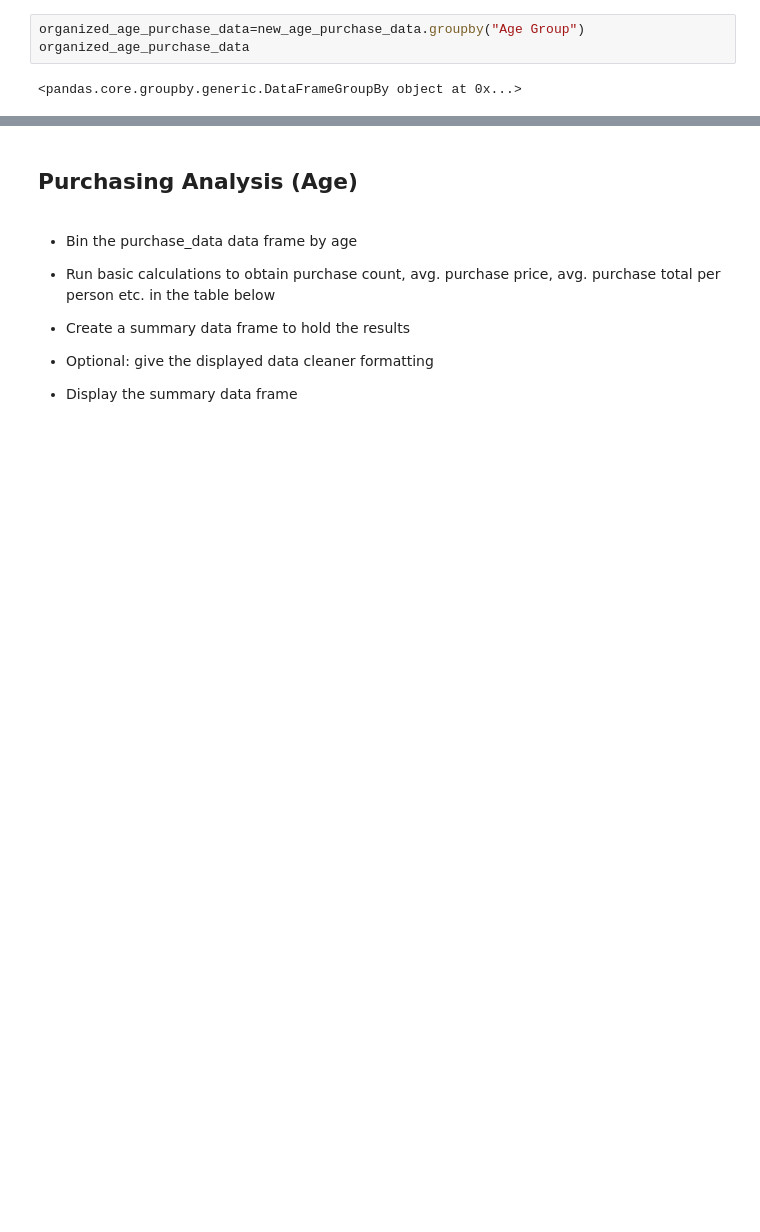
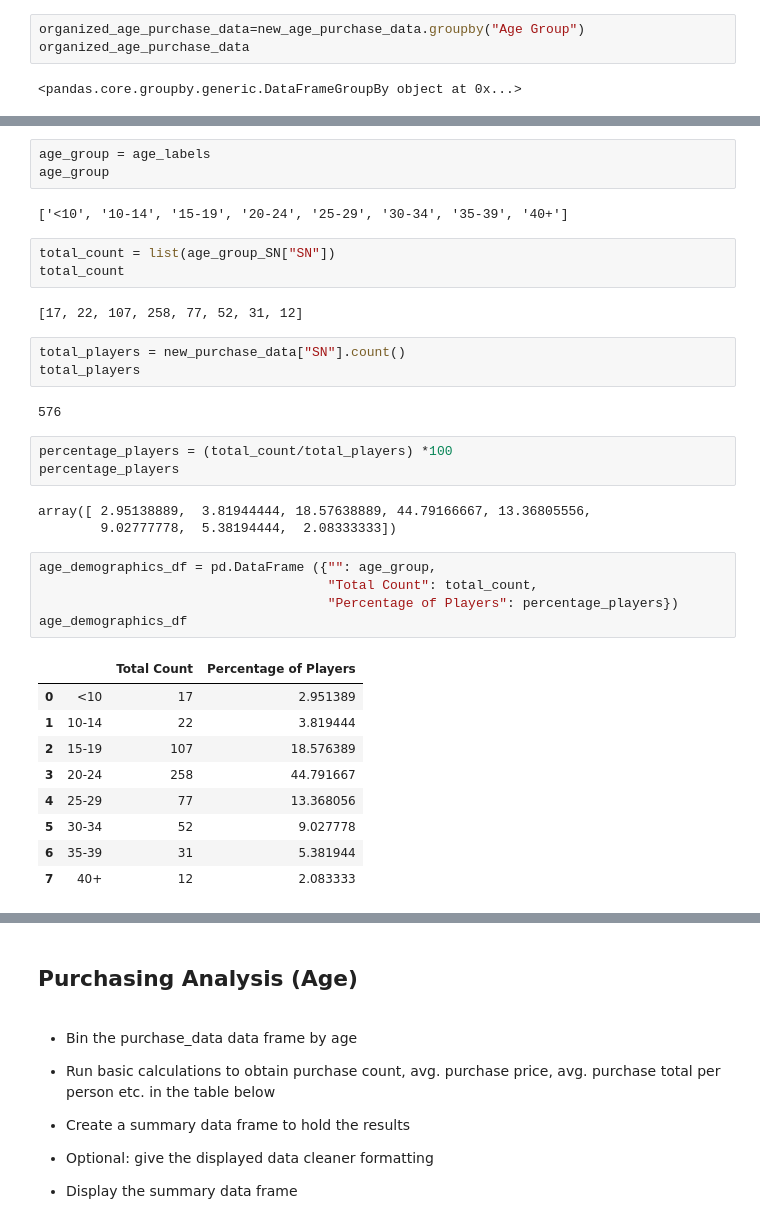
Before and after one commit to yuyhong23/pandas-challenge, a Jupyter notebook: HeroesOfPymoli/HeroesOfPymoli_starter-Copy1.ipynb, the cells around one changed output, grey strips where cells are left out. Drawn from its saved outputs; the diff is of its cells as text; blank space fills up the shorter version.

Commit message:
Finished setting up for the Age Demographics section.

```diff
--- a/HeroesOfPymoli/HeroesOfPymoli_starter-Copy1.ipynb
+++ b/HeroesOfPymoli/HeroesOfPymoli_starter-Copy1.ipynb
@@ -504,0 +488,36 @@ organized_age_purchase_data.count()
+# %%
+age_group = age_labels
+age_group
+# %% [output]
+['<10', '10-14', '15-19', '20-24', '25-29', '30-34', '35-39', '40+']
+# %%
+total_count = list(age_group_SN["SN"])
+total_count
+# %% [output]
+[17, 22, 107, 258, 77, 52, 31, 12]
+# %%
+total_players = new_purchase_data["SN"].count()
+total_players
+# %% [output]
+576
+# %%
+percentage_players = (total_count/total_players) *100
+percentage_players
+# %% [output]
+array([ 2.95138889,  3.81944444, 18.57638889, 44.79166667, 13.36805556,
+        9.02777778,  5.38194444,  2.08333333])
+# %%
+age_demographics_df = pd.DataFrame ({"": age_group,
+                                     "Total Count": total_count,
+                                     "Percentage of Players": percentage_players})
+age_demographics_df
+# %% [output]
+|  |  | Total Count | Percentage of Players |
+| 0 | <10 | 17 | 2.951389 |
+| 1 | 10-14 | 22 | 3.819444 |
+| 2 | 15-19 | 107 | 18.576389 |
+| 3 | 20-24 | 258 | 44.791667 |
+| 4 | 25-29 | 77 | 13.368056 |
+| 5 | 30-34 | 52 | 9.027778 |
+| 6 | 35-39 | 31 | 5.381944 |
+| 7 | 40+ | 12 | 2.083333 |
```
Also changed, not shown: parts of 13 cells of this notebook.
